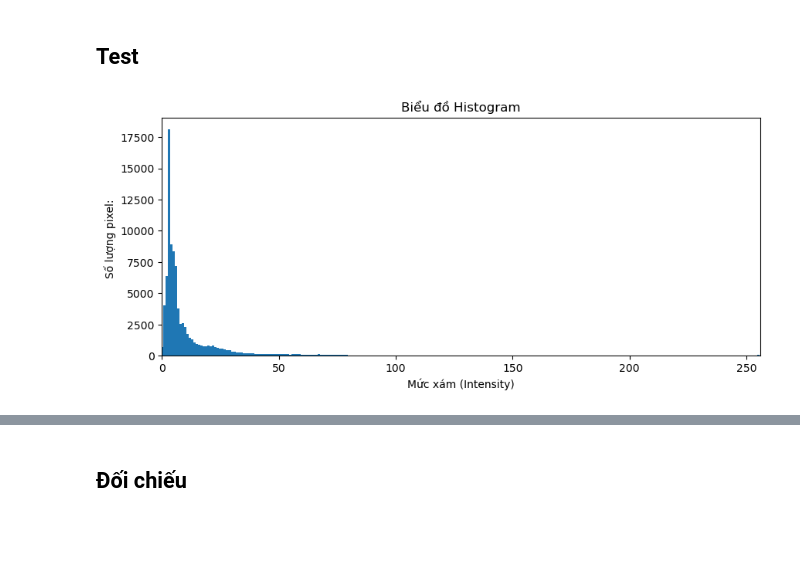
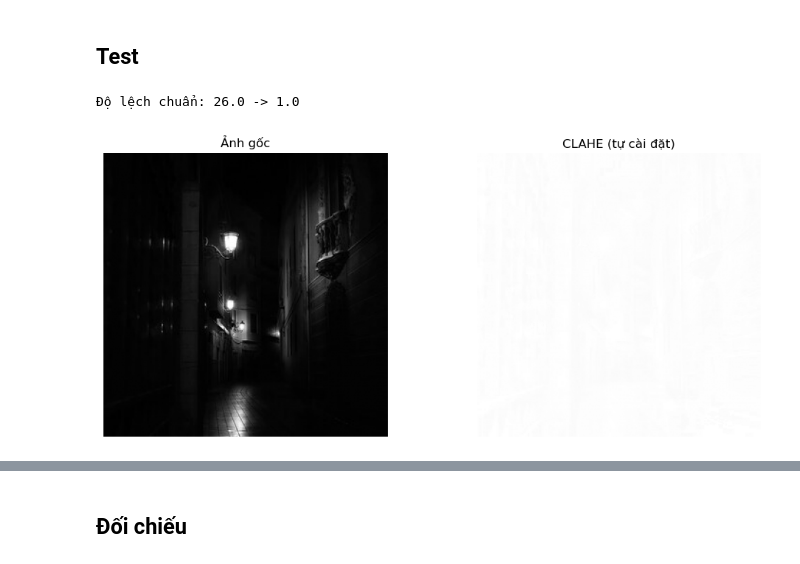
Before and after one commit to HoRa-W/ComputerVision-GroupF, a Jupyter notebook: CLAHE.ipynb, the cells around one changed output, grey strips where cells are left out. Saved outputs shown, nothing was run; the diff lists cells and outputs as text; code cells hidden in the pictures; blank space fills up the shorter version.

```diff
--- a/CLAHE.ipynb
+++ b/CLAHE.ipynb
@@ -108,11 +131,51 @@ def build_tile_luts(img, grid=(8, 8), clip_limit=2.0):
 # %%
 def clahe(img, grid=(8, 8), clip_limit=2.0):
     """CLAHE đầy đủ. img: (H, W) uint8. Trả về (H, W) uint8."""
+    img = np.asarray(img, dtype=np.uint8)
+    H, W = img.shape
+    gy, gx = grid
+    luts = build_tile_luts(img, grid, clip_limit)
 
+    # Kích thước ô (theo ảnh đã padding)
+    th = (H + (-H) % gy) // gy
+    tw = (W + (-W) % gx) // gx
+
+    # Toạ độ liên tục theo tâm ô: tâm ô i nằm ở (i + 0.5) * th
+    fy = (np.arange(H) + 0.5) / th - 0.5
+    fx = (np.arange(W) + 0.5) / tw - 0.5
+
+    y0f = np.floor(fy)
+    x0f = np.floor(fx)
+    wy = (fy - y0f)[:, None]
+    wx = (fx - x0f)[None, :]
+    y0 = np.clip(y0f, 0, gy - 1).astype(int)[:, None]
+    y1 = np.clip(y0f + 1, 0, gy - 1).astype(int)[:, None]
+    x0 = np.clip(x0f, 0, gx - 1).astype(int)[None, :]
+    x1 = np.clip(x0f + 1, 0, gx - 1).astype(int)[None, :]
+
+    # LUT của 4 ô lân cận, tra theo giá trị pixel
+    v00 = luts[y0, x0, img].astype(np.float64)
+    v01 = luts[y0, x1, img].astype(np.float64)
+    v10 = luts[y1, x0, img].astype(np.float64)
+    v11 = luts[y1, x1, img].astype(np.float64)
+
+    top = v00 * (1 - wx) + v01 * wx
+    bot = v10 * (1 - wx) + v11 * wx
+    out = top * (1 - wy) + bot * wy
+    return np.clip(np.rint(out), 0, 255).astype(np.uint8)
     pass
 # %% [markdown]
 ## Test
-# %%
-DrawHistogram(img)
-# %% [output]
-[figure, removed]
+# %%
+my_img = clahe(img, grid=(8, 8), clip_limit=2.0)
+
+assert my_img.shape == img.shape and my_img.dtype == np.uint8
+print("Độ lệch chuẩn:", img.std().round(1), "->", my_img.std().round(1))
+
+fig, ax = plt.subplots(1, 2, figsize=(12, 5))
+ax[0].imshow(img, cmap="gray", vmin=0, vmax=255); ax[0].set_title("Ảnh gốc"); ax[0].axis("off")
+ax[1].imshow(my_img, cmap="gray", vmin=0, vmax=255); ax[1].set_title("CLAHE (tự cài đặt)"); ax[1].axis("off")
+plt.show()
+# %% [output]
+Độ lệch chuẩn: 26.0 -> 1.0
+[figure, added]
```
Also changed, not shown: parts of 6 cells of this notebook.
